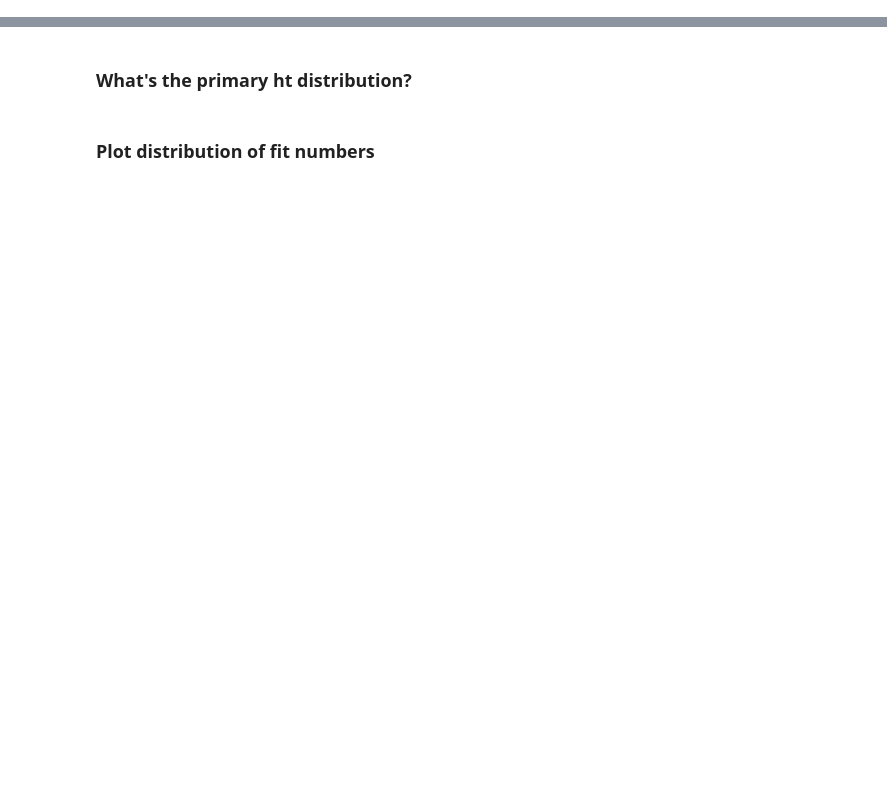
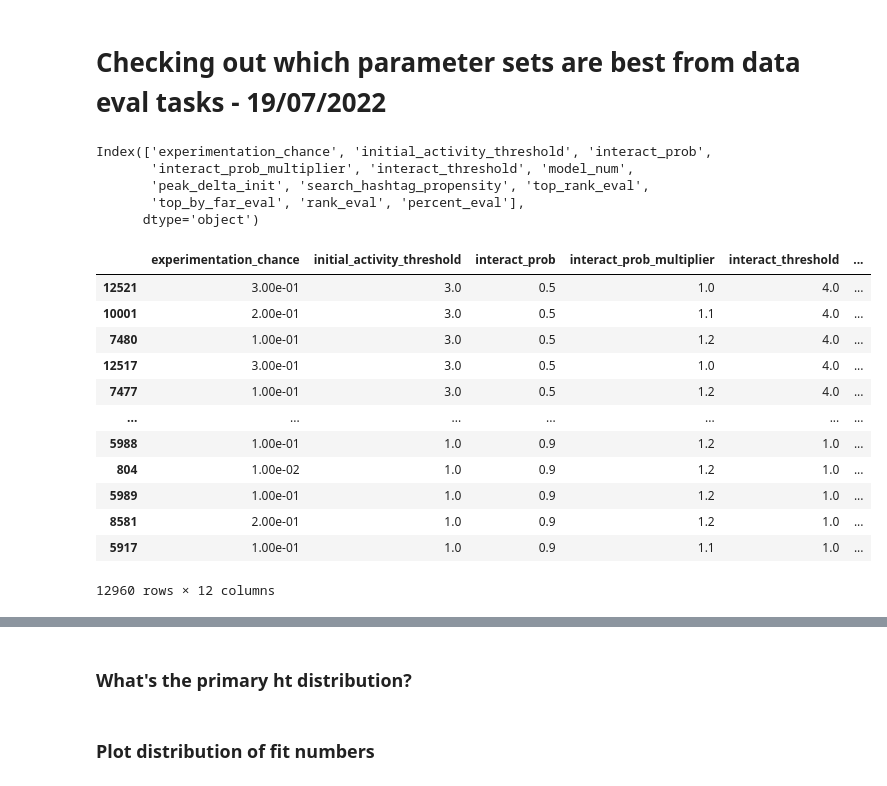
Before and after one commit to hubertau/DPhil_Studies, a Jupyter notebook: 2021-04_Study_A_Diffusion/notebooks/abm_results.ipynb, the cells around one changed output, grey strips where cells are left out. Cells and saved outputs as stored; diff of their text form; code cells hidden in the pictures; blank space fills up the shorter version.

```diff
--- a/2021-04_Study_A_Diffusion/notebooks/abm_results.ipynb
+++ b/2021-04_Study_A_Diffusion/notebooks/abm_results.ipynb
@@ -148,0 +45,2 @@ best_fit_results
+# %% [markdown]
+# Checking out which parameter sets are best from data eval tasks - 19/07/2022
@@ -148,0 +59,24 @@ best_fit_results
+# %%
+abm_data_df.columns
+# %% [output]
+Index(['experimentation_chance', 'initial_activity_threshold', 'interact_prob',
+       'interact_prob_multiplier', 'interact_threshold', 'model_num',
+       'peak_delta_init', 'search_hashtag_propensity', 'top_rank_eval',
+       'top_by_far_eval', 'rank_eval', 'percent_eval'],
+      dtype='object')
+# %%
+abm_data_df.sort_values('percent_eval', ascending=True)
+# %% [output]
+|  | experimentation_chance | initial_activity_threshold | interact_prob | interact_prob_multiplier | interact_threshold | ... |
+| 12521 | 3.00e-01 | 3.0 | 0.5 | 1.0 | 4.0 | ... |
+| 10001 | 2.00e-01 | 3.0 | 0.5 | 1.1 | 4.0 | ... |
+| 7480 | 1.00e-01 | 3.0 | 0.5 | 1.2 | 4.0 | ... |
+| 12517 | 3.00e-01 | 3.0 | 0.5 | 1.0 | 4.0 | ... |
+| 7477 | 1.00e-01 | 3.0 | 0.5 | 1.2 | 4.0 | ... |
+| ... | ... | ... | ... | ... | ... | ... |
+| 5988 | 1.00e-01 | 1.0 | 0.9 | 1.2 | 1.0 | ... |
+| 804 | 1.00e-02 | 1.0 | 0.9 | 1.2 | 1.0 | ... |
+| 5989 | 1.00e-01 | 1.0 | 0.9 | 1.2 | 1.0 | ... |
+| 8581 | 2.00e-01 | 1.0 | 0.9 | 1.2 | 1.0 | ... |
+| 5917 | 1.00e-01 | 1.0 | 0.9 | 1.1 | 1.0 | ... |
+12960 rows × 12 columns
```
Also changed, not shown: parts of 102 cells of this notebook, 17 other files.
